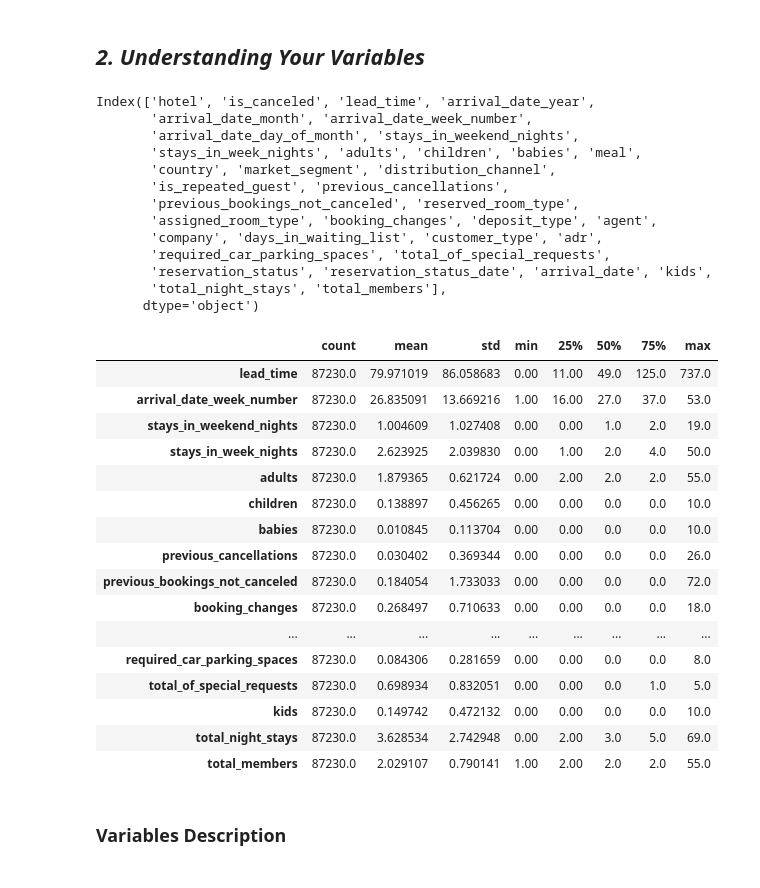
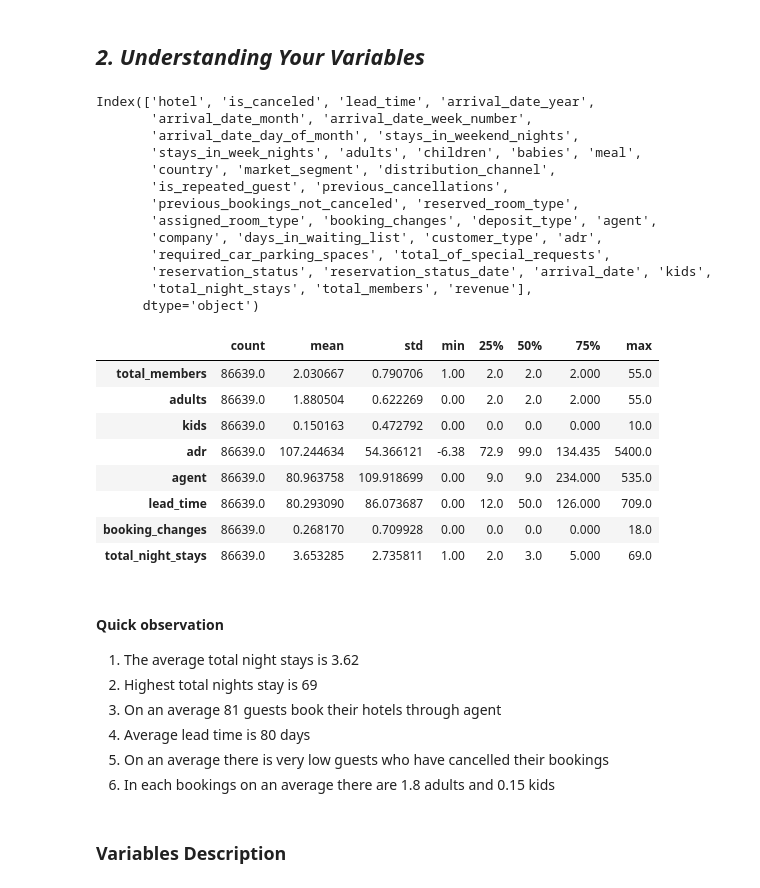
Before and after one commit to hypnoticmeraj/EDA-Project--Hote-booking-analysis-, a Jupyter notebook: EDA_Submission_Template.ipynb, the cells around one changed output. Saved outputs shown, nothing was run; the diff lists cells and outputs as text; code cells hidden in the pictures.

```diff
--- a/EDA_Submission_Template.ipynb
+++ b/EDA_Submission_Template.ipynb
@@ -412,0 +415,4 @@ df['total_members']= df['adults'] + df['kids']
+# %%
+# Adding a revenue column calculated as "adr" * "total_night_stays"
+df['revenue']=df['adr']* df['total_night_stays']
+df['revenue']
@@ -413,3 +432,6 @@ df['total_members']= df['adults'] + df['kids']
+# %%
+# Let's drop total_night_stays=0
+df=df.drop(df[df['total_night_stays']==0].index)
 # %%
 # Now let's see our dataframe
 df.head()
@@ -442,29 +464,31 @@ Index(['hotel', 'is_canceled', 'lead_time', 'arrival_date_year',
        'company', 'days_in_waiting_list', 'customer_type', 'adr',
        'required_car_parking_spaces', 'total_of_special_requests',
        'reservation_status', 'reservation_status_date', 'arrival_date', 'kids',
-       'total_night_stays', 'total_members'],
+       'total_night_stays', 'total_members', 'revenue'],
       dtype='object')
 # %%
 # Dataset Describe
-df.describe().T   # Getting the transpose view to understand easily
+cols_want=['total_members','adults','kids','adr','agent','lead_time','booking_changes','total_night_stays']
+df[cols_want].describe().T   # Getting the transpose view to understand easily
 # %% [output]
 |  | count | mean | std | min | 25% | 50% | 75% | max |
-| lead_time | 87230.0 | 79.971019 | 86.058683 | 0.00 | 11.00 | 49.0 | 125.0 | 737.0 |
-| arrival_date_week_number | 87230.0 | 26.835091 | 13.669216 | 1.00 | 16.00 | 27.0 | 37.0 | 53.0 |
-| stays_in_weekend_nights | 87230.0 | 1.004609 | 1.027408 | 0.00 | 0.00 | 1.0 | 2.0 | 19.0 |
-| stays_in_week_nights | 87230.0 | 2.623925 | 2.039830 | 0.00 | 1.00 | 2.0 | 4.0 | 50.0 |
-| adults | 87230.0 | 1.879365 | 0.621724 | 0.00 | 2.00 | 2.0 | 2.0 | 55.0 |
-| children | 87230.0 | 0.138897 | 0.456265 | 0.00 | 0.00 | 0.0 | 0.0 | 10.0 |
-| babies | 87230.0 | 0.010845 | 0.113704 | 0.00 | 0.00 | 0.0 | 0.0 | 10.0 |
-| previous_cancellations | 87230.0 | 0.030402 | 0.369344 | 0.00 | 0.00 | 0.0 | 0.0 | 26.0 |
-| previous_bookings_not_canceled | 87230.0 | 0.184054 | 1.733033 | 0.00 | 0.00 | 0.0 | 0.0 | 72.0 |
-| booking_changes | 87230.0 | 0.268497 | 0.710633 | 0.00 | 0.00 | 0.0 | 0.0 | 18.0 |
-| ... | ... | ... | ... | ... | ... | ... | ... | ... |
-| required_car_parking_spaces | 87230.0 | 0.084306 | 0.281659 | 0.00 | 0.00 | 0.0 | 0.0 | 8.0 |
-| total_of_special_requests | 87230.0 | 0.698934 | 0.832051 | 0.00 | 0.00 | 0.0 | 1.0 | 5.0 |
-| kids | 87230.0 | 0.149742 | 0.472132 | 0.00 | 0.00 | 0.0 | 0.0 | 10.0 |
-| total_night_stays | 87230.0 | 3.628534 | 2.742948 | 0.00 | 2.00 | 3.0 | 5.0 | 69.0 |
-| total_members | 87230.0 | 2.029107 | 0.790141 | 1.00 | 2.00 | 2.0 | 2.0 | 55.0 |
+| total_members | 86639.0 | 2.030667 | 0.790706 | 1.00 | 2.0 | 2.0 | 2.000 | 55.0 |
+| adults | 86639.0 | 1.880504 | 0.622269 | 0.00 | 2.0 | 2.0 | 2.000 | 55.0 |
+| kids | 86639.0 | 0.150163 | 0.472792 | 0.00 | 0.0 | 0.0 | 0.000 | 10.0 |
+| adr | 86639.0 | 107.244634 | 54.366121 | -6.38 | 72.9 | 99.0 | 134.435 | 5400.0 |
+| agent | 86639.0 | 80.963758 | 109.918699 | 0.00 | 9.0 | 9.0 | 234.000 | 535.0 |
+| lead_time | 86639.0 | 80.293090 | 86.073687 | 0.00 | 12.0 | 50.0 | 126.000 | 709.0 |
+| booking_changes | 86639.0 | 0.268170 | 0.709928 | 0.00 | 0.0 | 0.0 | 0.000 | 18.0 |
+| total_night_stays | 86639.0 | 3.653285 | 2.735811 | 1.00 | 2.0 | 3.0 | 5.000 | 69.0 |
+# %% [markdown]
+#### **Quick observation**
+
+1.   The average total night stays is 3.62
+2.   Highest total nights stay is 69
+3.   On an average 81 guests book their hotels through agent
+4.   Average lead time is 80 days
+5.   On an average there is very low guests who have cancelled their bookings
+6.   In each bookings on an average there are 1.8 adults and 0.15 kids
 # %% [markdown]
 ### Variables Description
 # %% [markdown]
```
Also changed, not shown: parts of 178 cells of this notebook.
